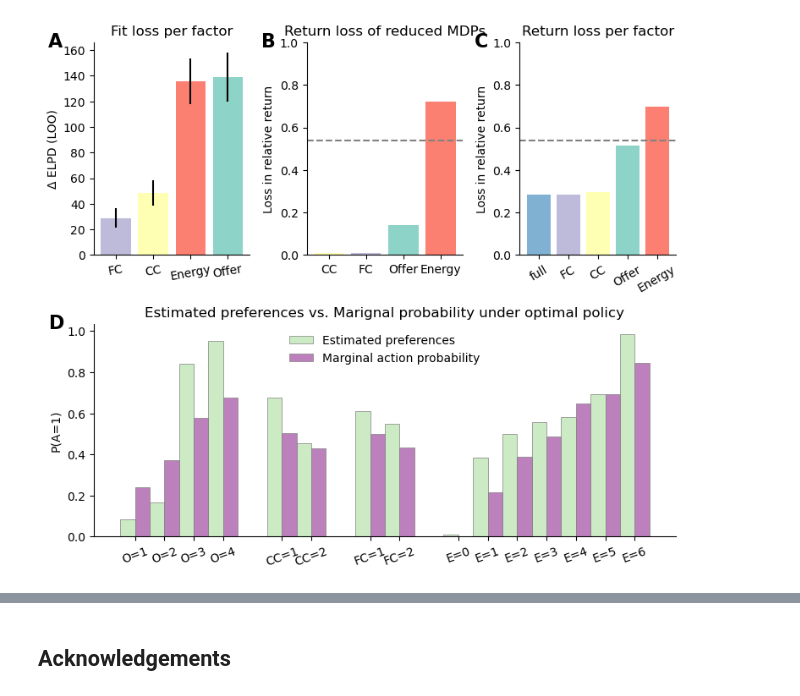
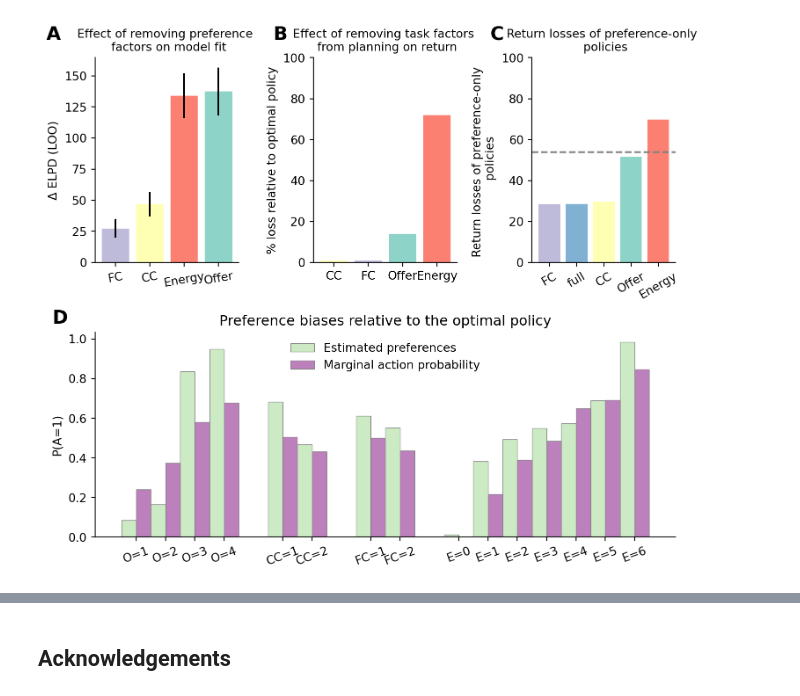
Before and after one commit to AlexLepauvre/state_abstraction_paper, a Jupyter notebook: index.ipynb, the cells around one changed output, grey strips where cells are left out. Cells and saved outputs as stored; diff of their text form; code cells hidden in the pictures.

```diff
--- a/index.ipynb
+++ b/index.ipynb
@@ -1473,49 +1476,42 @@ ax["A"].bar(
 ax["A"].set_xticks(range(len(model_comparison)-1))
 ax["A"].set_xticklabels(model_comparison.index[1:], rotation=10)
 ax["A"].set_ylabel("Δ ELPD (LOO)")
-ax["A"].set_title("Fit loss per factor")
+ax["A"].set_title("Effect of removing preference \n factors on model fit", fontsize=10)
 ax["A"].spines[['right', 'top']].set_visible(False)
-ax["A"].text(-0.2, 1.05, "A", transform=ax["A"].transAxes,
-              fontsize=16, fontweight='bold', va='top', ha='right'
-              );
+
 
 # ================================================
-# fig-2C: returns from the reduced MDP:
+# fig-2B: returns from the reduced MDP:
 order = np.argsort([return_reduced[key] for key in return_reduced.keys()])
 ax["B"].bar(
    np.array([key for key in return_reduced.keys()])[order],
-   np.array([return_reduced[key] for key in return_reduced.keys()])[order],
+   np.array([return_reduced[key] * 100 for key in return_reduced.keys()])[order],
    color=np.array([colors[key] for key in return_reduced.keys()])[order]
 )
 # Decoration
-ax["B"].axhline(1-returns_stochastic/returns_optimal, color="grey", linestyle="--")
-ax["B"].set_ylabel("Loss in relative return")
-ax["B"].set_title("Return loss of reduced MDPs")
+# ax["B"].axhline(1-returns_stochastic/returns_optimal, color="grey", linestyle="--")
+ax["B"].set_ylabel("% loss relative to optimal policy")
+ax["B"].set_title("Effect of removing task factors \n from planning on return", fontsize=10)
 ax["B"].spines[['right', 'top']].set_visible(False)
-ax["B"].set_ylim([0, 1])
-ax["B"].text(-0.2, 1.05, "B", transform=ax["B"].transAxes,
-              fontsize=16, fontweight='bold', va='top', ha='right'
-              )
+ax["B"].set_ylim([0, 100])
 
 # ================================================
-# fig-2B: returns from the preferences only:
+# fig-2C: returns from the preferences only:
 order = np.argsort([returns_pref[key] for key in returns_pref.keys()])
 ax["C"].bar(
     np.array([key for key in returns_pref.keys()])[order],
-    np.array([returns_pref[key] for key in returns_pref.keys()])[order],
+    np.array([returns_pref[key] * 100 for key in returns_pref.keys()])[order],
     color=np.array([colors[key] for key in returns_pref.keys()])[order]
 )
-ax["C"].axhline(1-returns_stochastic/returns_optimal, color="grey", linestyle="--")
+ax["C"].axhline((1-returns_stochastic/returns_optimal) * 100, color="grey", linestyle="--")
 # Decoration
 ax["C"].set_xticks(range(len(returns_pref)))
 ax["C"].set_xticklabels(np.array([key for key in returns_pref.keys()])[order], rotation=30)
-ax["C"].set_ylabel("Loss in relative return")
-ax["C"].set_ylim([0, 1])
-ax["C"].set_title("Return loss per factor")
+ax["C"].set_ylabel("Return losses of preference-only \n policies")
+ax["C"].set_ylim([0, 100])
+ax["C"].set_title("Return losses of preference-only \n policies", fontsize=10)
 ax["C"].spines[['right', 'top']].set_visible(False)
-ax["C"].text(-0.2, 1.05, "C", transform=ax["C"].transAxes,
-              fontsize=16, fontweight='bold', va='top', ha='right'
-              )
+
 
 # ================================================
 # fig-2D: marginal proba under optimal policy vs preferences
@@ -1529,35 +1525,44 @@ ax["D"].bar(
     width=1,
     label='Estimated preferences',
     edgecolor="grey", linewidth=0.5
 )
 positions2 = np.array(positions)+1
 ax["D"].bar(
     positions2,
     marginal_action_proba,
     color=cmap(9),
     width=1,
     label="Marginal action probability",
     edgecolor="grey", linewidth=0.5
 )
 # Decoration
 ax["D"].set_xticks(np.mean(np.array([positions, positions2]), axis=0))
 [
         'is_1', 'is_2', 'is_3', 'is_4',
         'is_lc', 'is_hc',
         'is_lfc', 'is_hfc',
         'e_is_0', 'e_is_1', 'e_is_2', 'e_is_3', 'e_is_4', 'e_is_5', 'e_is_6'
     ]
 ax["D"].set_xticklabels(["O=1", "O=2", "O=3", "O=4",
                          "CC=1", "CC=2", "FC=1", "FC=2",
                          "E=0", "E=1", "E=2", "E=3", "E=4", "E=5", "E=6"], rotation=20)
 ax["D"].set_ylabel("P(A=1)")
-ax["D"].set_title("Estimated preferences vs. Marignal probability under optimal policy")
+ax["D"].set_title("Preference biases relative to the optimal policy")
 ax["D"].spines[['right', 'top']].set_visible(False)
 ax["D"].legend(frameon=False)
-ax["D"].text(-0.05, 1.05, "D", transform=ax["D"].transAxes,
+plt.tight_layout()
+
+ax["A"].text(0.04, 0.98, "A", transform=fig.transFigure,
+              fontsize=16, fontweight='bold', va='top', ha='right'
+              );
+ax["B"].text(0.385, 0.98, "B", transform=fig.transFigure,
               fontsize=16, fontweight='bold', va='top', ha='right'
               )
-
-plt.tight_layout();
+ax["C"].text(0.715, 0.98, "C", transform=fig.transFigure,
+              fontsize=16, fontweight='bold', va='top', ha='right'
+              )
+ax["D"].text(0.05, 0.48, "D", transform=fig.transFigure,
+              fontsize=16, fontweight='bold', va='top', ha='right'
+              );
 # %% [output]
-[figure, old version]
+[figure, new version]
```
Also changed, not shown: parts of 46 cells of this notebook, 1 other file.
